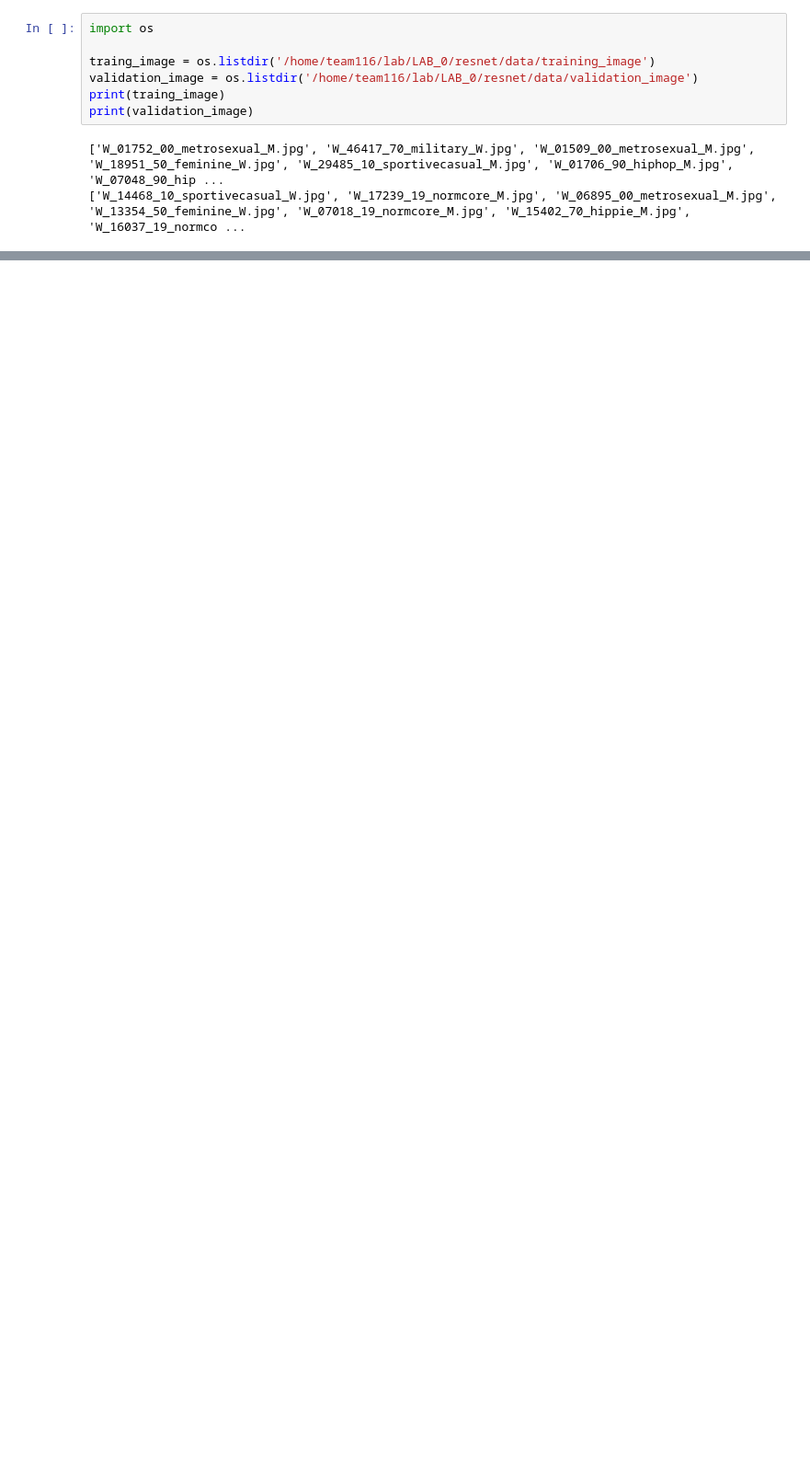
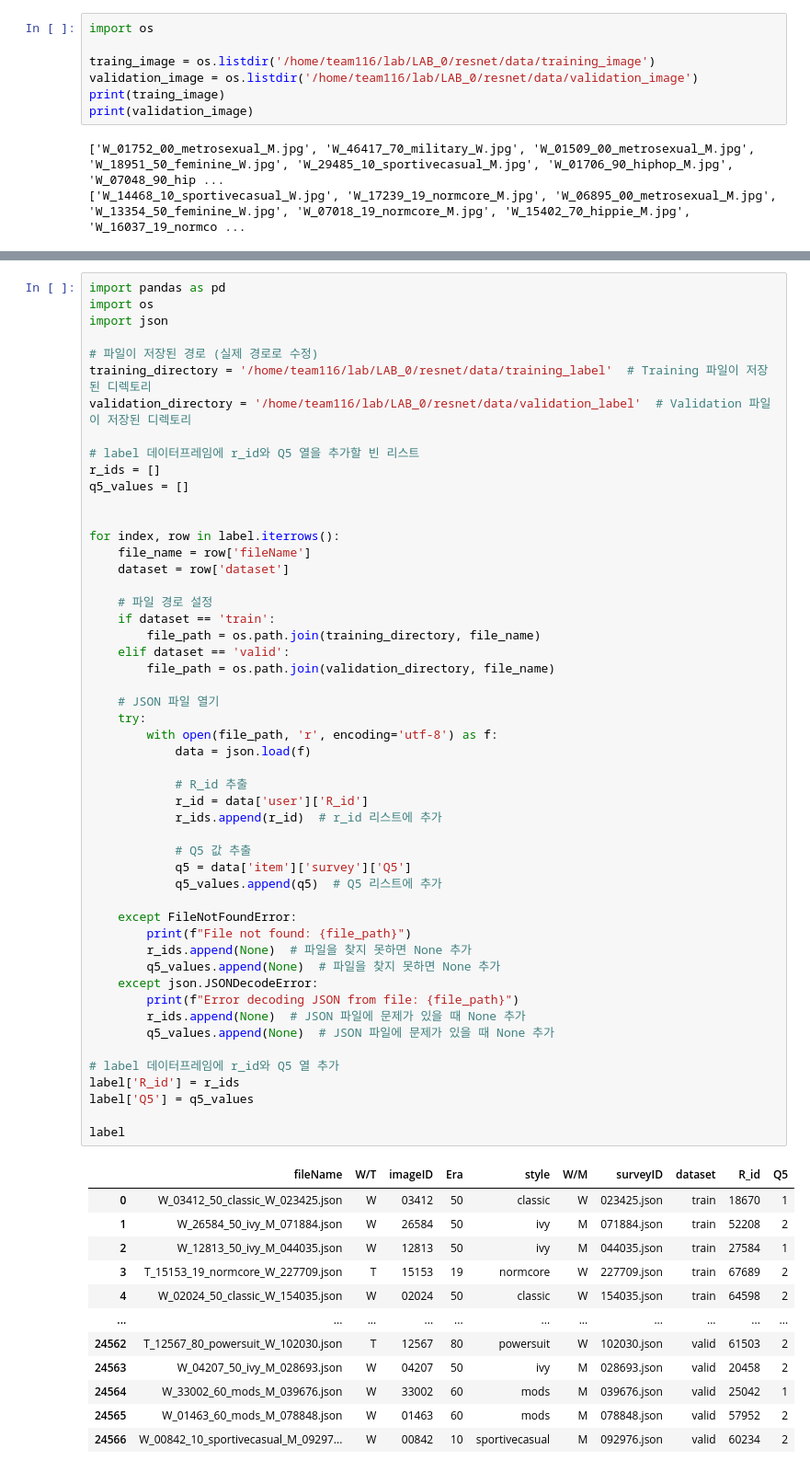
Before and after one commit to teto-ri/data_creator2024, a Jupyter notebook: jinu.ipynb, the cells around one changed output, grey strips where cells are left out. Shown at 92% size. Cells and saved outputs as stored; diff of their text form; blank space fills up the shorter version.

```diff
--- a/jinu.ipynb
+++ b/jinu.ipynb
@@ -112,0 +367,64 @@ print(validation_grouped_df)
+# %%
+import pandas as pd
+import os
+import json
+
+# 파일이 저장된 경로 (실제 경로로 수정)
+training_directory = '/home/team116/lab/LAB_0/resnet/data/training_label'  # Training 파일이 저장된 디렉토리
+validation_directory = '/home/team116/lab/LAB_0/resnet/data/validation_label'  # Validation 파일이 저장된 디렉토리
+
+# label 데이터프레임에 r_id와 Q5 열을 추가할 빈 리스트
+r_ids = []
+q5_values = []
+
+
+for index, row in label.iterrows():
+    file_name = row['fileName']
+    dataset = row['dataset']
+
+    # 파일 경로 설정
+    if dataset == 'train':
+        file_path = os.path.join(training_directory, file_name)
+    elif dataset == 'valid':
+        file_path = os.path.join(validation_directory, file_name)
+
+    # JSON 파일 열기
+    try:
+        with open(file_path, 'r', encoding='utf-8') as f:
+            data = json.load(f)
+
+            # R_id 추출
+            r_id = data['user']['R_id']
+            r_ids.append(r_id)  # r_id 리스트에 추가
+
+            # Q5 값 추출
+            q5 = data['item']['survey']['Q5']
+            q5_values.append(q5)  # Q5 리스트에 추가
+
+    except FileNotFoundError:
+        print(f"File not found: {file_path}")
+        r_ids.append(None)  # 파일을 찾지 못하면 None 추가
+        q5_values.append(None)  # 파일을 찾지 못하면 None 추가
+    except json.JSONDecodeError:
+        print(f"Error decoding JSON from file: {file_path}")
+        r_ids.append(None)  # JSON 파일에 문제가 있을 때 None 추가
+        q5_values.append(None)  # JSON 파일에 문제가 있을 때 None 추가
+
+# label 데이터프레임에 r_id와 Q5 열 추가
+label['R_id'] = r_ids
+label['Q5'] = q5_values
+
+label
+# %% [output]
+|  | fileName | W/T | imageID | Era | style | W/M | surveyID | dataset | R_id | Q5 |
+| 0 | W_03412_50_classic_W_023425.json | W | 03412 | 50 | classic | W | 023425.json | train | 18670 | 1 |
+| 1 | W_26584_50_ivy_M_071884.json | W | 26584 | 50 | ivy | M | 071884.json | train | 52208 | 2 |
+| 2 | W_12813_50_ivy_M_044035.json | W | 12813 | 50 | ivy | M | 044035.json | train | 27584 | 1 |
+| 3 | T_15153_19_normcore_W_227709.json | T | 15153 | 19 | normcore | W | 227709.json | train | 67689 | 2 |
+| 4 | W_02024_50_classic_W_154035.json | W | 02024 | 50 | classic | W | 154035.json | train | 64598 | 2 |
+| ... | ... | ... | ... | ... | ... | ... | ... | ... | ... | ... |
+| 24562 | T_12567_80_powersuit_W_102030.json | T | 12567 | 80 | powersuit | W | 102030.json | valid | 61503 | 2 |
+| 24563 | W_04207_50_ivy_M_028693.json | W | 04207 | 50 | ivy | M | 028693.json | valid | 20458 | 2 |
+| 24564 | W_33002_60_mods_M_039676.json | W | 33002 | 60 | mods | M | 039676.json | valid | 25042 | 1 |
+| 24565 | W_01463_60_mods_M_078848.json | W | 01463 | 60 | mods | M | 078848.json | valid | 57952 | 2 |
+| 24566 | W_00842_10_sportivecasual_M_09297... | W | 00842 | 10 | sportivecasual | M | 092976.json | valid | 60234 | 2 |
```
Also changed, not shown: parts of 27 cells of this notebook.
